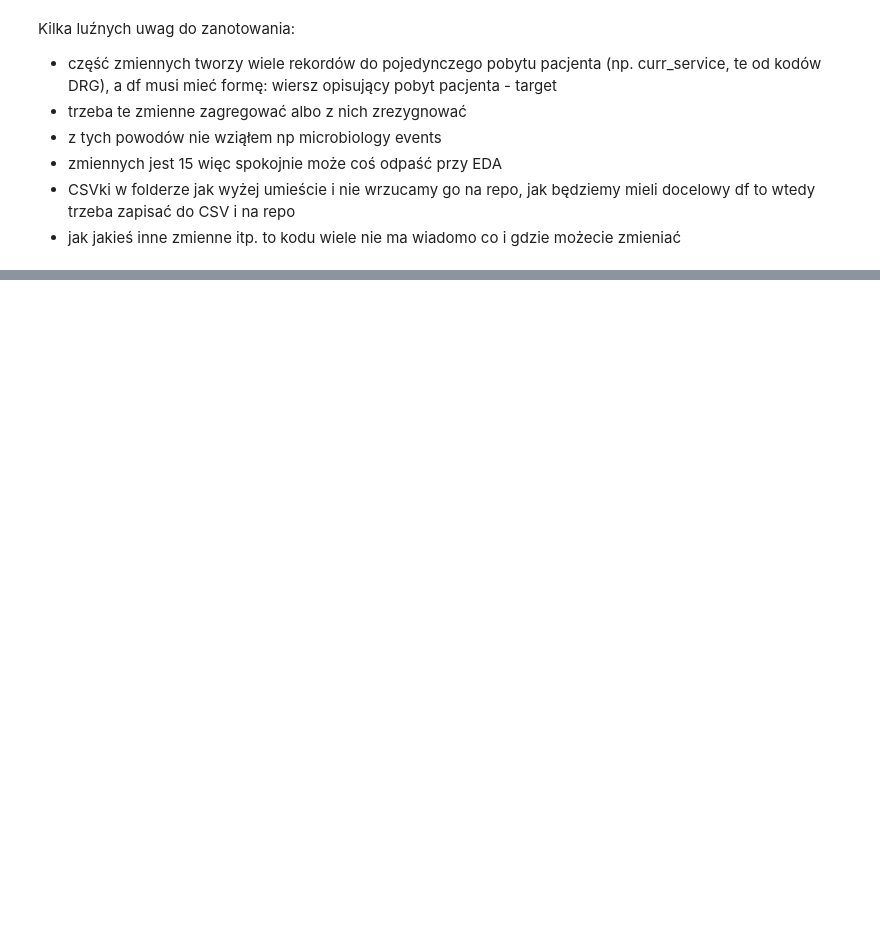
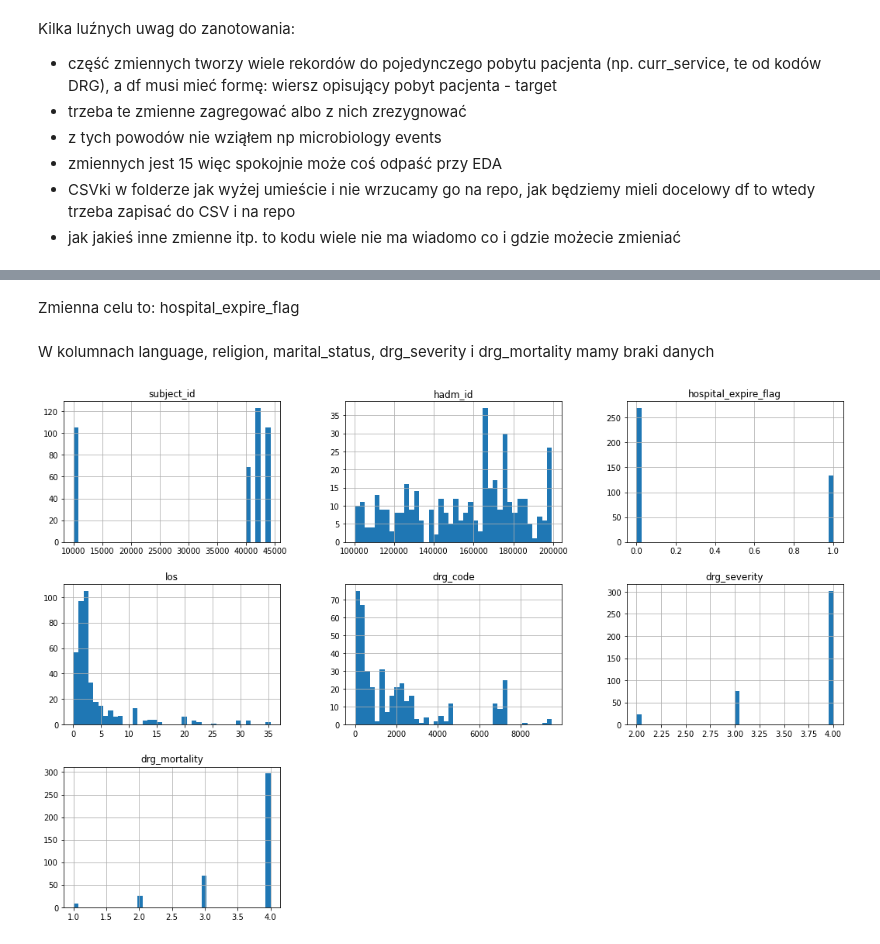
Before and after one commit to okcze/WB2021_projekt, a Jupyter notebook: PD3.ipynb, the cells around one changed output, grey strips where cells are left out. Saved outputs shown, nothing was run; the diff lists cells and outputs as text; code cells hidden in the pictures; blank space fills up the shorter version.

```diff
--- a/PD3.ipynb
+++ b/PD3.ipynb
@@ -67,0 +71,13 @@ df
+# %% [markdown]
+Zmienna celu to: hospital_expire_flag
+# %% [markdown]
+W kolumnach language, religion, marital_status, drg_severity i drg_mortality mamy braki danych
+# %%
+# Dokonamy imputacji zmiennych kategorycznych
+df['language'] = df['language'].fillna('Missing_language')
+df['religion'] = df['religion'].fillna('Missing_religion')
+df['marital_status'] = df['marital_status'].fillna('Missing_marital_status')
+# %%
+# Dokonamy imputacji zmiennych ciągłych
+df.drg_severity.fillna(df.drg_severity.median(), inplace=True)
+df.drg_mortality.fillna(df.drg_mortality.median(), inplace=True)
@@ -67,0 +98,6 @@ df
+# %%
+df.hist(bins = 40, figsize=(18, 12))
+
+plt.show()
+# %% [output]
+[figure, added]
```
Also changed, not shown: parts of 8 cells of this notebook.
